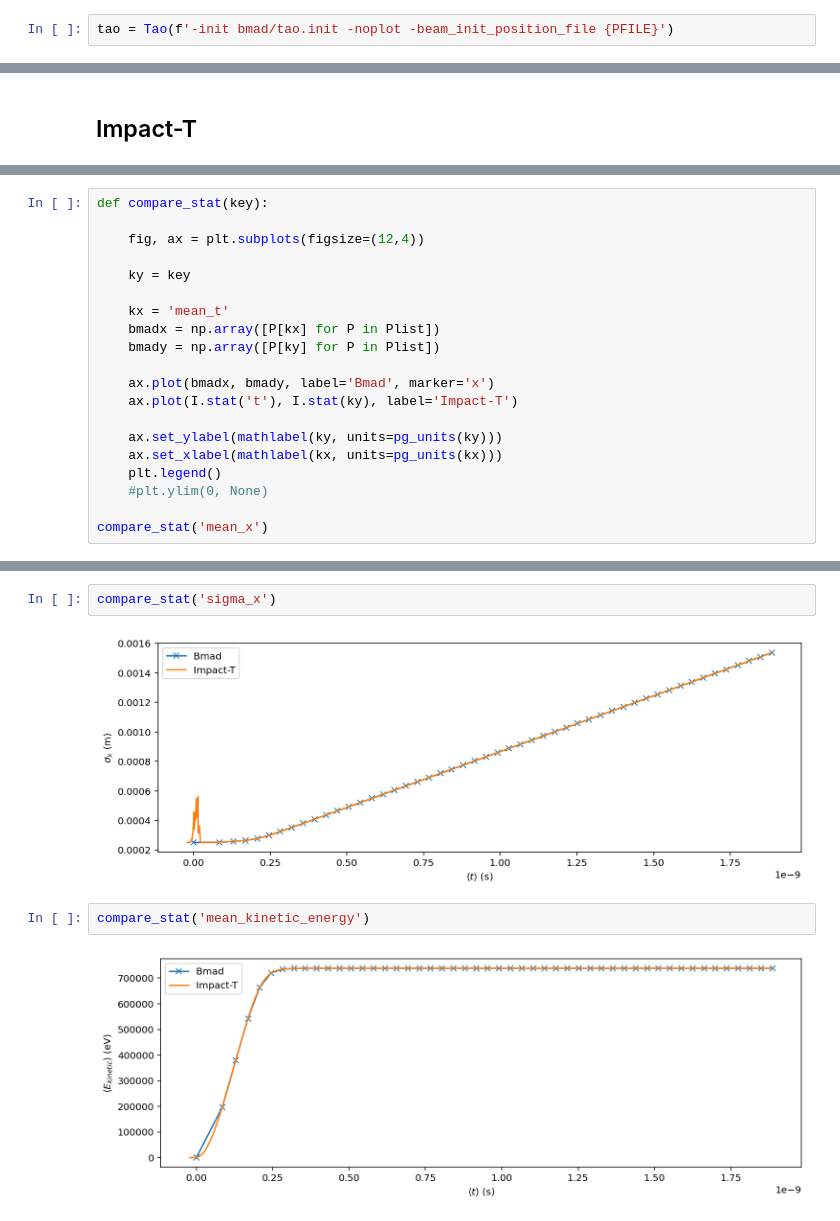
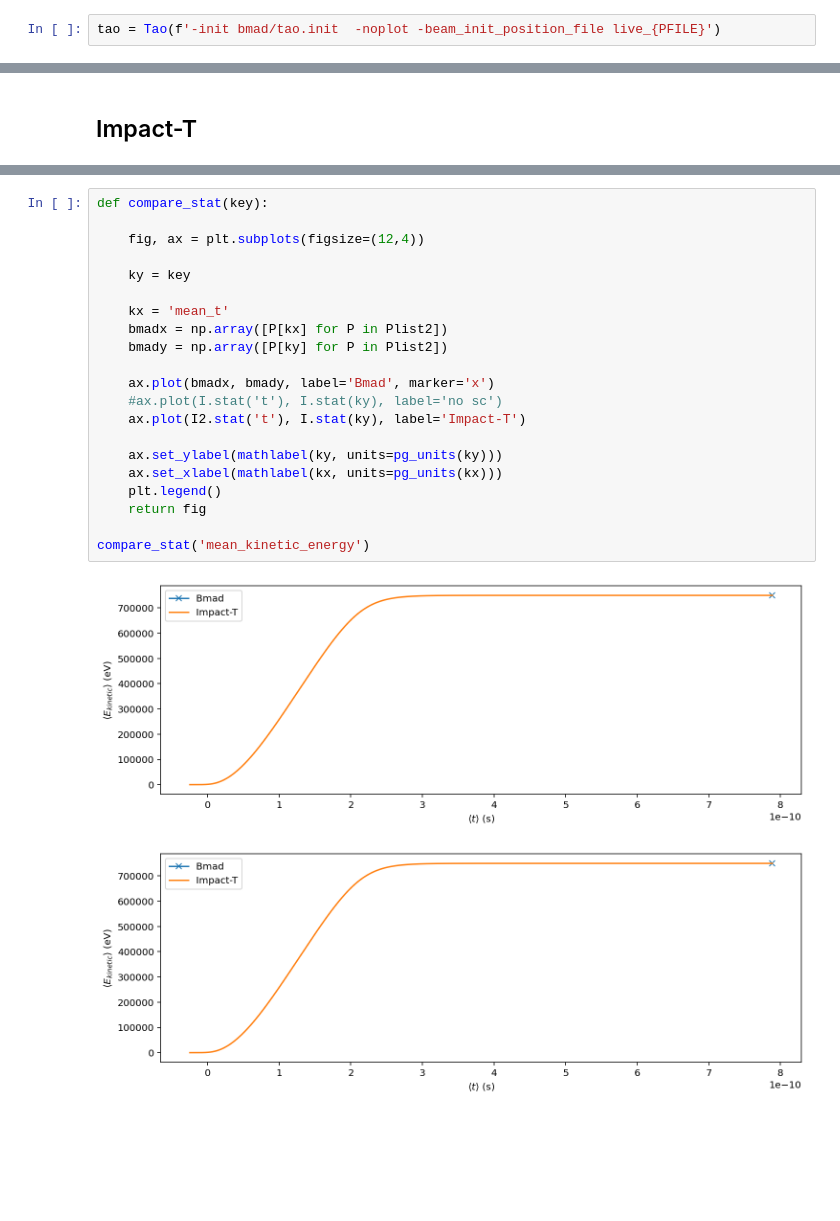
Before and after one commit to bmad-sim/bmad-benchmarking, a Jupyter notebook: apex_gun/apex_gun_comparison.ipynb, the cells around one changed output, grey strips where cells are left out. Drawn from its saved outputs; the diff is of its cells as text; blank space fills up the shorter version.

```diff
--- a/apex_gun/apex_gun_comparison.ipynb
+++ b/apex_gun/apex_gun_comparison.ipynb
@@ -76,2 +84,2 @@ P0.write(PFILE)
 # %%
-tao = Tao(f'-init bmad/tao.init -noplot -beam_init_position_file {PFILE}')
+tao = Tao(f'-init bmad/tao.init  -noplot -beam_init_position_file live_{PFILE}')
@@ -120,20 +217,0 @@ Wall time: 397 ms
-# %%
-def compare_stat(key):
-
-    fig, ax = plt.subplots(figsize=(12,4))
-
-    ky = key
-
-    kx = 'mean_t'
-    bmadx = np.array([P[kx] for P in Plist])
-    bmady = np.array([P[ky] for P in Plist])
-
-    ax.plot(bmadx, bmady, label='Bmad', marker='x')
-    ax.plot(I.stat('t'), I.stat(ky), label='Impact-T')
-
-    ax.set_ylabel(mathlabel(ky, units=pg_units(ky)))
-    ax.set_xlabel(mathlabel(kx, units=pg_units(kx)))
-    plt.legend()
-    #plt.ylim(0, None)
-
-compare_stat('mean_x')
@@ -142,8 +218,24 @@ compare_stat('mean_x')
-# %%
-compare_stat('sigma_x')
-# %% [output]
-[figure, removed]
-# %%
-compare_stat('mean_kinetic_energy')
-# %% [output]
-[figure, removed]
+# %%
+def compare_stat(key):
+
+    fig, ax = plt.subplots(figsize=(12,4))
+
+    ky = key
+
+    kx = 'mean_t'
+    bmadx = np.array([P[kx] for P in Plist2])
+    bmady = np.array([P[ky] for P in Plist2])
+
+    ax.plot(bmadx, bmady, label='Bmad', marker='x')
+    #ax.plot(I.stat('t'), I.stat(ky), label='no sc')
+    ax.plot(I2.stat('t'), I.stat(ky), label='Impact-T')
+
+    ax.set_ylabel(mathlabel(ky, units=pg_units(ky)))
+    ax.set_xlabel(mathlabel(kx, units=pg_units(kx)))
+    plt.legend()
+    return fig
+
+compare_stat('mean_kinetic_energy')
+# %% [output]
+[figure, added]
+[figure, added]
```
Also changed, not shown: parts of 44 cells of this notebook, 13 other files.
